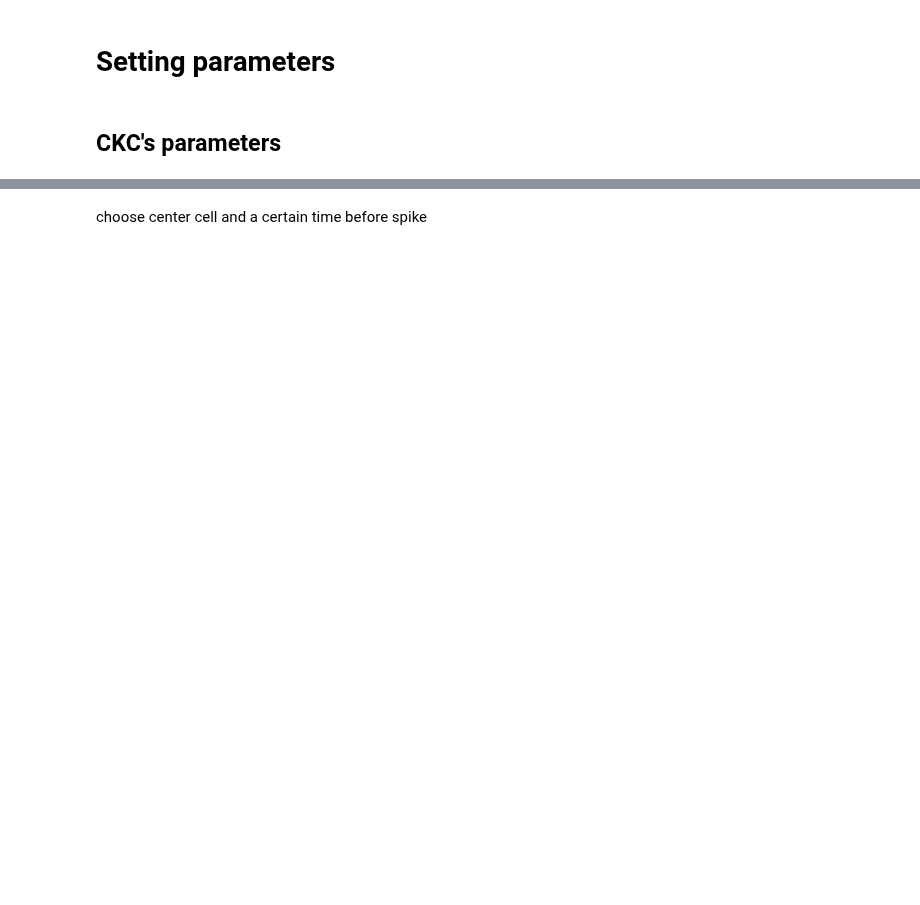
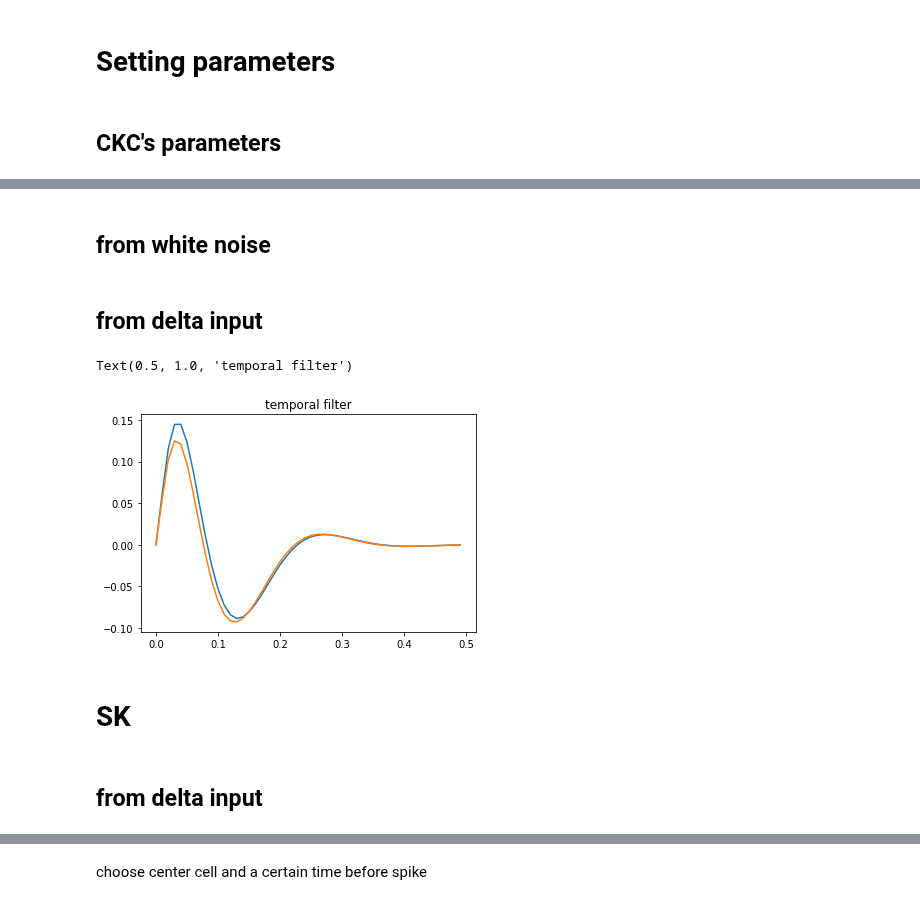
Before and after one commit to llincooi/retina_python, a Jupyter notebook: MB_FB_model/Show_spatial_filter (2D crosscorrelation)-RF.ipynb, the cells around one changed output, grey strips where cells are left out. Drawn from its saved outputs; the diff is of its cells as text; code cells hidden in the pictures; blank space fills up the shorter version.

```diff
--- a/MB_FB_model/Show_spatial_filter (2D crosscorrelation)-RF.ipynb
+++ b/MB_FB_model/Show_spatial_filter (2D crosscorrelation)-RF.ipynb
@@ -305,0 +201,2 @@ fig.set_size_inches(16, 10)
+# %% [markdown]
+## from white noise
@@ -305,0 +226,17 @@ fig.set_size_inches(16, 10)
+# %% [markdown]
+## from delta input
+# %%
+nstep = int(1.6/dt)
+TDelta_input = np.zeros([nstep, int(xlen/dx)+1])
+TDelta_input[0,:] = 2
+TDelta_output_w, zts, TDelta_output_y, _, _, _ = FB_FF_1l_1D(TDelta_input, FBFF_sigma_dict, FBFF_para_dict, dx, dt)
+# Delta_output =Delta_output_w
+# %%
+TKtaxis = np.arange(0,0.5,dt)
+plt.plot(TKtaxis, TDelta_output_y[:len(TKtaxis),int(xlen/dx/2)])
+tempTK = TDelta_output_w[:len(TKtaxis),int(xlen/dx/2)]
+plt.plot(TKtaxis, tempTK)
+plt.title('temporal filter')
+# %% [output]
+Text(0.5, 1.0, 'temporal filter')
+[figure, added]
@@ -305,0 +245,4 @@ fig.set_size_inches(16, 10)
+# %% [markdown]
+# SK
+# %% [markdown]
+## from delta input
```
Also changed, not shown: parts of 46 cells of this notebook, 5 other files.
